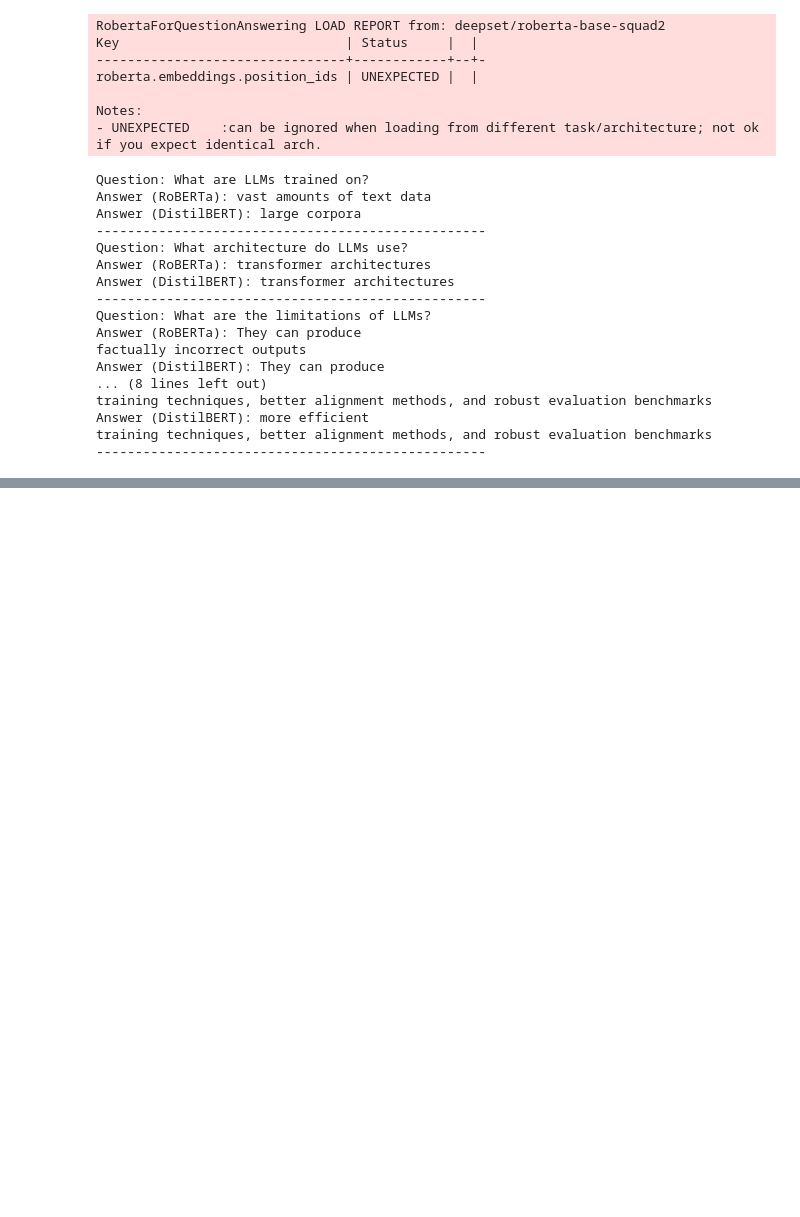
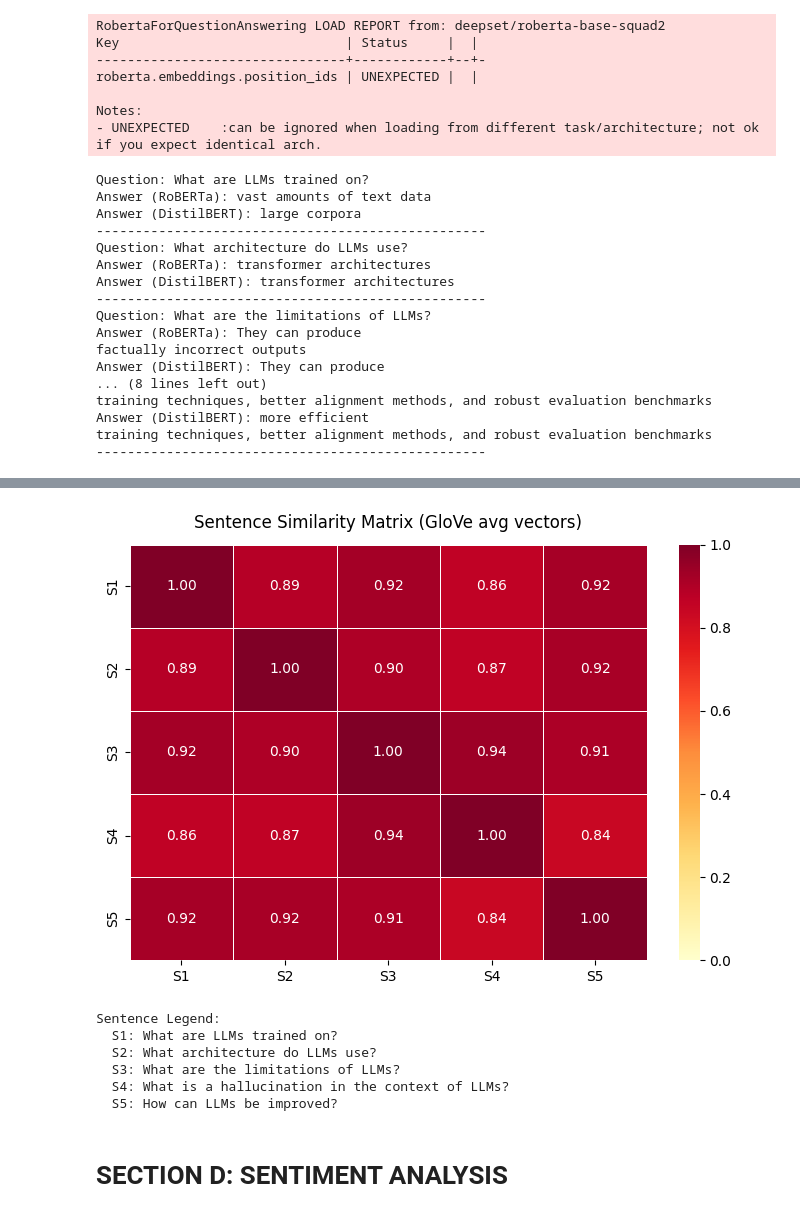
Before and after one commit to rskulkar/pravartak, a Jupyter notebook: assignments/week06/week06_project_v01.ipynb, the cells around one changed output, grey strips where cells are left out. Saved outputs shown, nothing was run; the diff lists cells and outputs as text; code cells hidden in the pictures; blank space fills up the shorter version.

```diff
--- a/assignments/week06/week06_project_v01.ipynb
+++ b/assignments/week06/week06_project_v01.ipynb
@@ -354,0 +475,53 @@ df
+# %%
+sentences = [
+    "What are LLMs trained on?",
+    "What architecture do LLMs use?",
+    "What are the limitations of LLMs?",
+    "What is a hallucination in the context of LLMs?",
+    "How can LLMs be improved?",
+]
+# %%
+## Compute average word vector per sentence
+def sentence_vector(sentence, model):
+    """
+    Average the GloVe vectors of all known words in the sentence.
+    """
+    tokens = sentence.lower().replace("?", "").split() ## since all sentences were questions, can be modified to handle different types of sentences as needed
+    vectors = [model[w] for w in tokens if w in model]
+    return np.mean(vectors, axis=0) if vectors else np.zeros(model.vector_size)
+
+## Each sentence is represented as a 50-dimensional vector (average of word vectors)
+sent_vectors = np.array([sentence_vector(s, glove) for s in sentences])
+# %%
+## Cosine similarity matrix between sentence vectors
+sim_matrix = cosine_similarity(sent_vectors)
+
+## Short labels for readability
+labels = [f"S{i+1}" for i in range(len(sentences))]
+
+sim_df = pd.DataFrame(sim_matrix, index=labels, columns=labels).round(3)
+
+## Heatmap
+fig, ax = plt.subplots(figsize=(7, 5))
+sns.heatmap(
+    sim_df, annot=True, fmt=".2f", cmap="YlOrRd",
+    vmin=0, vmax=1, linewidths=0.5, ax=ax
+)
+ax.set_title("Sentence Similarity Matrix (GloVe avg vectors)", pad=12)
+plt.tight_layout()
+plt.show()
+
+## Legend — which label maps to which sentence
+print("\nSentence Legend:")
+for label, sentence in zip(labels, sentences):
+    print(f"  {label}: {sentence}")
+# %% [output]
+[figure, added]
+Sentence Legend:
+  S1: What are LLMs trained on?
+  S2: What architecture do LLMs use?
+  S3: What are the limitations of LLMs?
+  S4: What is a hallucination in the context of LLMs?
+  S5: How can LLMs be improved?
+# %% [markdown]
+# SECTION D: SENTIMENT ANALYSIS
```
Also changed, not shown: parts of 36 cells of this notebook, 2 other files.
